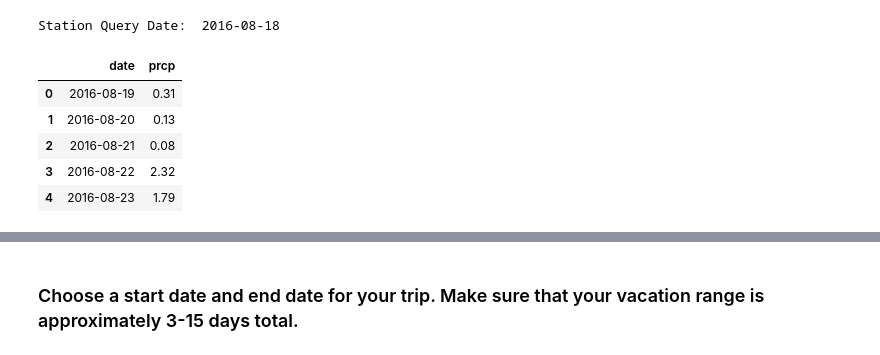
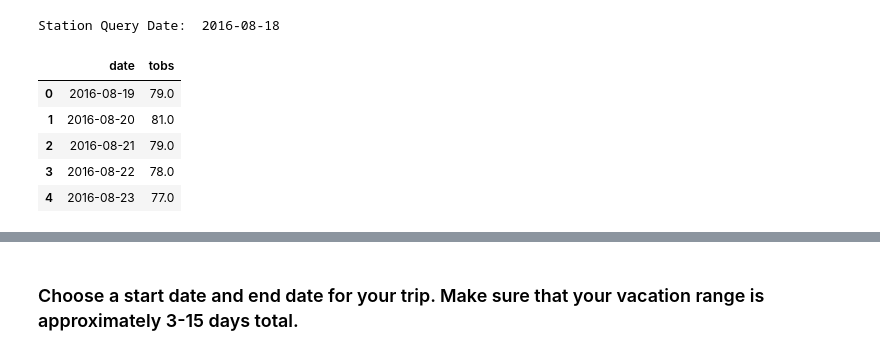
Before and after one commit to loribeth18/HW_SQLalchemy, a Jupyter notebook: climate_starter.ipynb, the cells around one changed output, grey strips where cells are left out. Saved outputs shown, nothing was run; the diff lists cells and outputs as text; code cells hidden in the pictures.

```diff
--- a/climate_starter.ipynb
+++ b/climate_starter.ipynb
@@ -154,16 +164,17 @@ print("Station Query Date: ", station_date)
 Station Query Date:  2016-08-18
 # %%
 #collecting data set in a dataframe
-st_yr_data = session.query(Measurement.date, Measurement.prcp).\
+st_yr_data = session.query(Measurement.date, Measurement.tobs).\
     filter(Measurement.station == 'USC00519281').\
     filter(Measurement.date > '2016-08-18').\
     order_by(Measurement.date).all()
-st_df = pd.DataFrame(st_yr_data, columns=['date', 'prcp'])
+#print(st_yr_data)
+st_df = pd.DataFrame(st_yr_data, columns=['date', 'tobs'])
 st_df.head()
 # %% [output]
-|  | date | prcp |
-| 0 | 2016-08-19 | 0.31 |
-| 1 | 2016-08-20 | 0.13 |
-| 2 | 2016-08-21 | 0.08 |
-| 3 | 2016-08-22 | 2.32 |
-| 4 | 2016-08-23 | 1.79 |
+|  | date | tobs |
+| 0 | 2016-08-19 | 79.0 |
+| 1 | 2016-08-20 | 81.0 |
+| 2 | 2016-08-21 | 79.0 |
+| 3 | 2016-08-22 | 78.0 |
+| 4 | 2016-08-23 | 77.0 |
```
Also changed, not shown: parts of 6 cells of this notebook.
